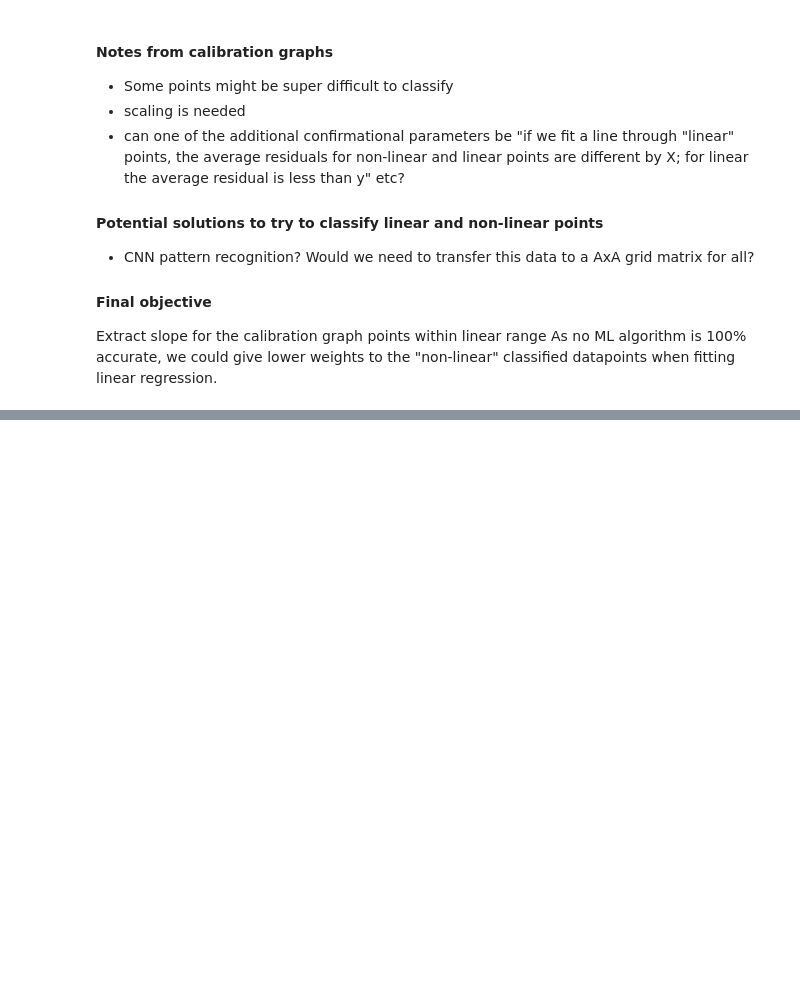
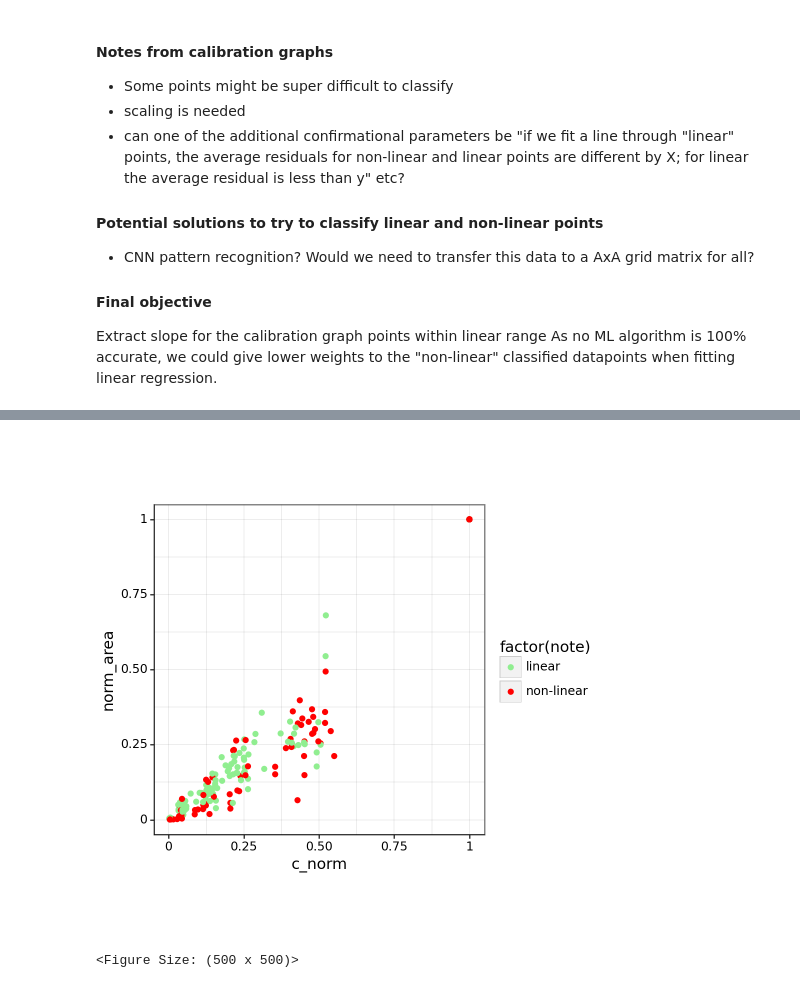
Before and after one commit to helensepman/ML_calibration_graph_linearity, a Jupyter notebook: data/visualize_HS.ipynb, the cells around one changed output, grey strips where cells are left out. Cells and saved outputs as stored; diff of their text form; code cells hidden in the pictures; blank space fills up the shorter version.

```diff
--- a/data/visualize_HS.ipynb
+++ b/data/visualize_HS.ipynb
@@ -70,0 +100,7 @@ fig_log
+# %%
+groups = df_calibrations_lab1.groupby("compound")
+result_df = df_calibrations_lab1.groupby('compound')['peak_area'].max().reset_index()
+result_df = result_df.rename(columns={'peak_area': 'max_area'})
+df_calibrations_lab1_merged = pd.merge(df_calibrations_lab1, result_df, on='compound')
+df_calibrations_lab1_merged["norm_area"] = df_calibrations_lab1_merged["peak_area"]/df_calibrations_lab1_merged["max_area"]
+df_calibrations_lab1_merged
@@ -70,0 +121,7 @@ fig_log
+# %%
+groups = df_calibrations_lab1.groupby("compound")
+result_df = df_calibrations_lab1.groupby('compound')['c_real_M'].max().reset_index()
+result_df = result_df.rename(columns={'c_real_M': 'c_max'})
+df_calibrations_lab1_merged = pd.merge(df_calibrations_lab1_merged, result_df, on='compound')
+df_calibrations_lab1_merged["c_norm"] = df_calibrations_lab1_merged["c_real_M"]/df_calibrations_lab1_merged["c_max"]
+df_calibrations_lab1_merged
@@ -70,0 +142,22 @@ fig_log
+# %%
+fig_norm = (
+    ggplot(data = df_calibrations_lab1_merged,
+          mapping = aes(x = 'c_norm', y = 'norm_area')) +
+    geom_point(aes(color = "factor(note)")) +
+    scale_color_manual(values=("lightgreen", "red")) +
+    theme_bw() +
+    #facet_wrap("compound",
+    #           ncol=4,
+    #           scales="free") +
+    theme(figure_size = (5, 5),
+          axis_line = element_line(size = 0.5, colour = "black"),
+          panel_grid_major = element_line(size = 0.05, colour = "black"),
+          panel_grid_minor = element_line(size = 0.05, colour = "black"),
+          axis_text = element_text(colour ='black'),
+          aspect_ratio=1
+          )
+)
+fig_norm
+# %% [output]
+[figure, added]
+<Figure Size: (500 x 500)>
```
Also changed, not shown: parts of 12 cells of this notebook.
